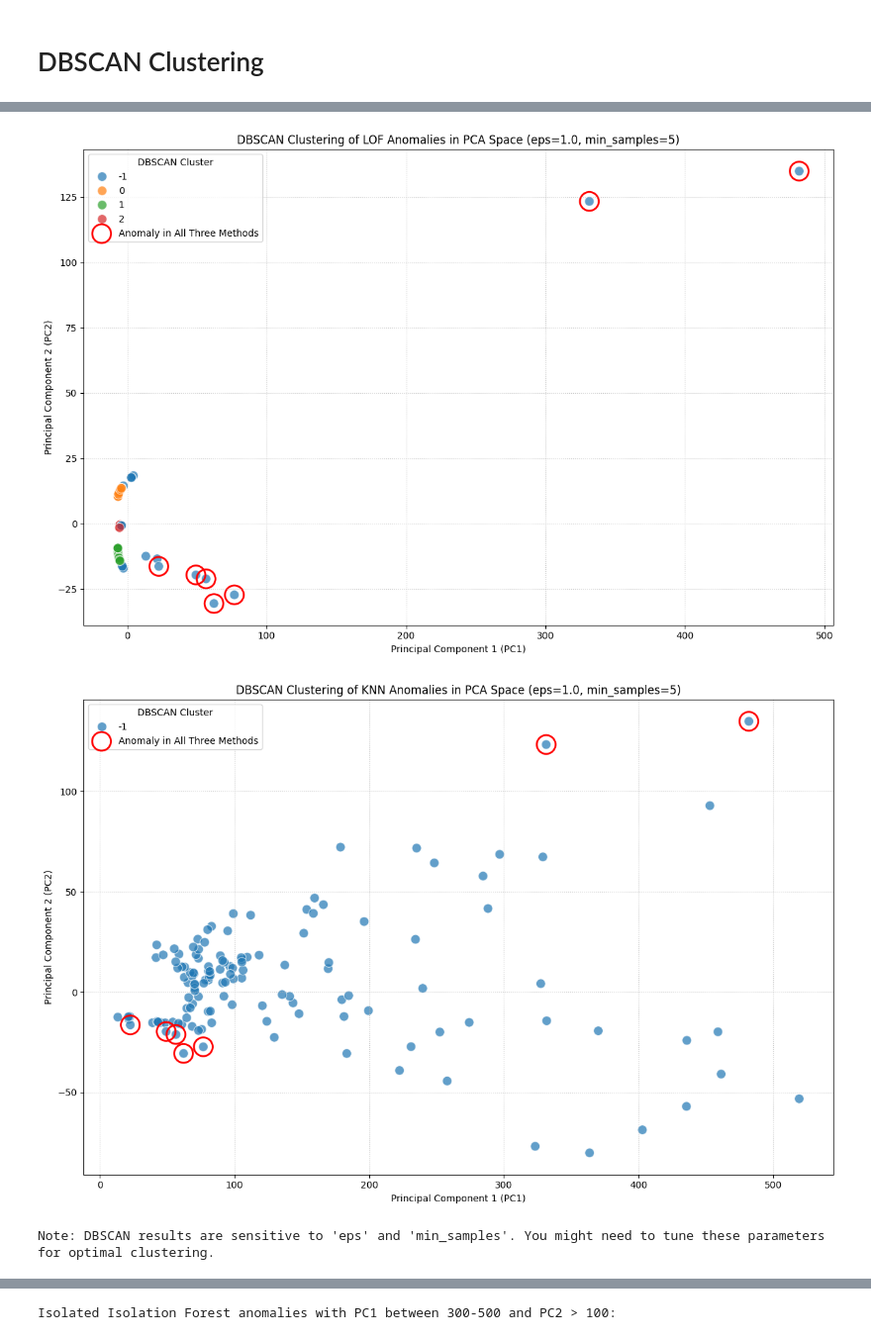
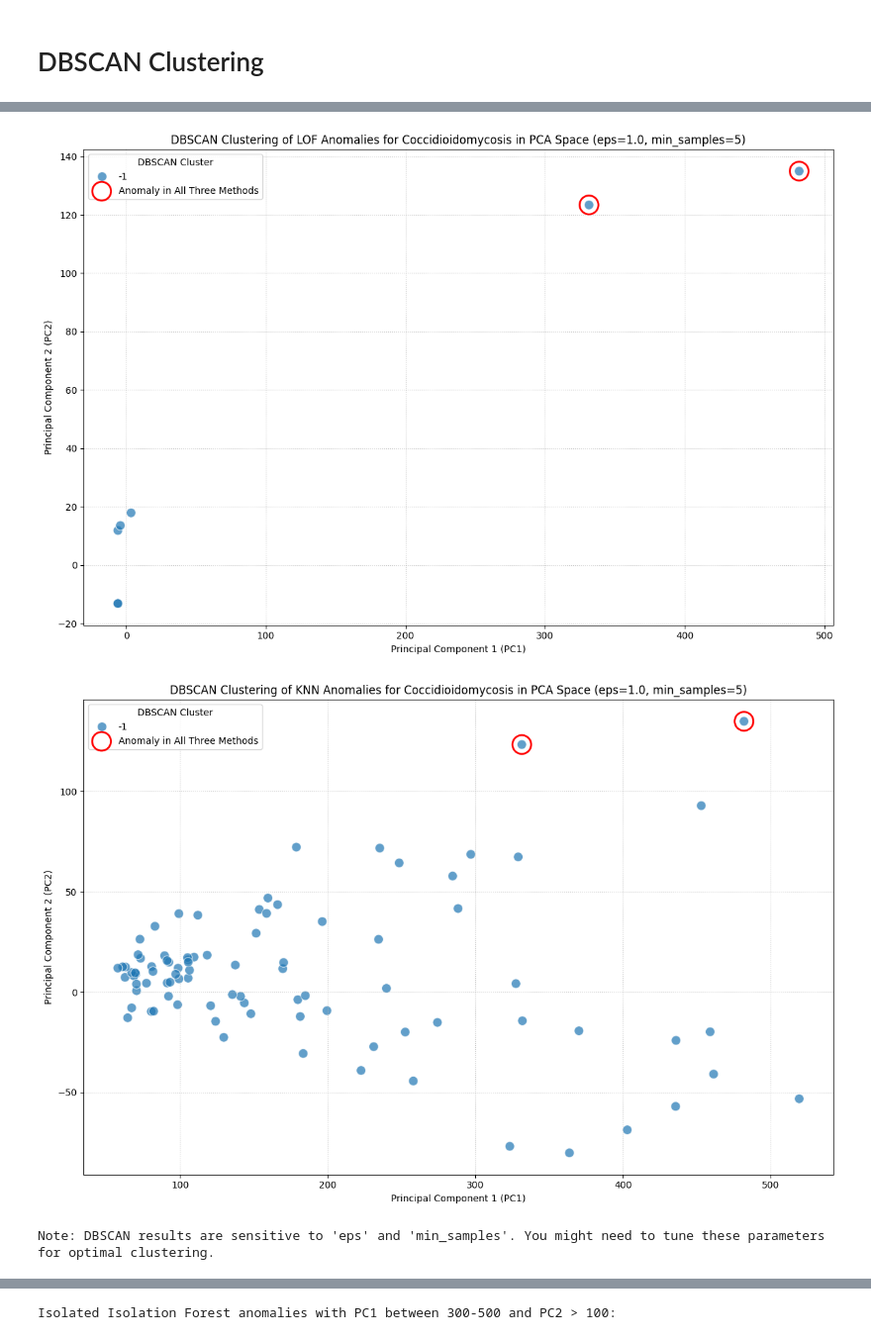
Before and after one commit to sarkriti/CSCE-676-Semester-Project, a Jupyter notebook: DataMiningProject_final.ipynb, the cells around one changed output, grey strips where cells are left out. Shown at 99% size. Cells and saved outputs as stored; diff of their text form; code cells hidden in the pictures.

```diff
--- a/DataMiningProject_final.ipynb
+++ b/DataMiningProject_final.ipynb
@@ -831,25 +777,24 @@ plt.show()
 # %%
 from sklearn.cluster import DBSCAN
 
-# Ensure 'anomaly_all_three' is in df_pca for highlighting.
-# This adds the column if it's not already present.
-if 'anomaly_all_three' not in df_pca.columns:
-    df_pca['anomaly_all_three'] = df_model.loc[X_cleaned.index, 'anomaly_all_three']
+# DBSCAN parameters (can be tuned)
+DBSCAN_EPS = 1.0 # The maximum distance between two samples for one to be considered as in the neighborhood of the other
+DBSCAN_MIN_SAMPLES = 5 # The number of samples (or total weight) in a neighborhood for a point to be considered as a core point
 
-# Define anomaly columns and titles for iteration
-anomaly_methods = {
+# Filter df_pca for Coccidioidomycosis cases
+df_pca_cocci = df_pca[df_pca['disease'] == 'Coccidioidomycosis'].copy()
+
+# Define anomaly columns and titles for iteration for DBSCAN visualization
+anomaly_methods_dbscan = {
     'Isolation Forest': 'anomaly_iforest',
     'LOF': 'anomaly_lof',
     'KNN': 'anomaly_knn'
 }
 
-# DBSCAN parameters (can be tuned)
-DBSCAN_EPS = 1.0 # The maximum distance between two samples for one to be considered as in the neighborhood of the other
-DBSCAN_MIN_SAMPLES = 5 # The number of samples (or total weight) in a neighborhood for a point to be considered as a core point
-
-for method_name, anomaly_col in anomaly_methods.items():
-    # Filter for anomalies of the current method
-    df_anomalies_pca = df_pca[df_pca[anomaly_col] == -1].copy()
+for method_name, anomaly_col in anomaly_methods_dbscan.items():
+    # Filter for anomalies of the current method from the Coccidioidomycosis-specific DataFrame
+    # Note: anomaly_iforest, anomaly_lof, anomaly_knn are -1 for anomaly, 1 for normal
+    df_anomalies_pca = df_pca_cocci[df_pca_cocci[anomaly_col] == -1].copy()
 
     if not df_anomalies_pca.empty:
         # Perform DBSCAN clustering on the PC1 and PC2 of these anomalies
@@ -868,7 +813,7 @@ for method_name, anomaly_col in anomaly_methods.items():
             data=df_anomalies_pca
         )
 
-        # Highlight points that are anomalies in ALL THREE methods
+        # Highlight points that are anomalies in ALL THREE methods (cocci-specific)
         all_three_overlap_anomalies = df_anomalies_pca[df_anomalies_pca['anomaly_all_three'] == 1]
         if not all_three_overlap_anomalies.empty:
             sns.scatterplot(
@@ -885,7 +830,6 @@ for method_name, anomaly_col in anomaly_methods.items():
             )
             # Adjust legend to include the 'Anomaly in All Three Methods' entry properly
             handles, labels = plt.gca().get_legend_handles_labels()
-            # If 'Anomaly in All Three Methods' is added by sns, ensure it's not duplicated
             unique_labels = list(dict.fromkeys(labels)) # Preserve order, remove duplicates
             unique_handles = []
             for label in unique_labels:
@@ -898,14 +842,14 @@ for method_name, anomaly_col in anomaly_methods.items():
             plt.legend(title='DBSCAN Cluster') # Only show DBSCAN legend if no overlap points
 
 
-        plt.title(f'DBSCAN Clustering of {method_name} Anomalies in PCA Space (eps={DBSCAN_EPS}, min_samples={DBSCAN_MIN_SAMPLES})')
+        plt.title(f'DBSCAN Clustering of {method_name} Anomalies for Coccidioidomycosis in PCA Space (eps={DBSCAN_EPS}, min_samples={DBSCAN_MIN_SAMPLES})')
         plt.xlabel('Principal Component 1 (PC1)')
         plt.ylabel('Principal Component 2 (PC2)')
         plt.grid(True, linestyle=':', alpha=0.7)
         plt.tight_layout()
         plt.show()
     else:
-        print(f"No {method_name} anomalies to cluster.")
+        print(f"No {method_name} anomalies for Coccidioidomycosis to cluster.")
 
 print("\nNote: DBSCAN results are sensitive to 'eps' and 'min_samples'. You might need to tune these parameters for optimal clustering.")
 # %% [output]
@@ -913,3 +857,3 @@ print("\nNote: DBSCAN results are sensitive to 'eps' and 'min_samples'. You migh
-[figure, old version]
+[figure, new version]
-[figure, old version]
+[figure, new version]
 Note: DBSCAN results are sensitive to 'eps' and 'min_samples'. You might need to tune these parameters for optimal clustering.
```
Also changed, not shown: parts of 17 cells of this notebook.
